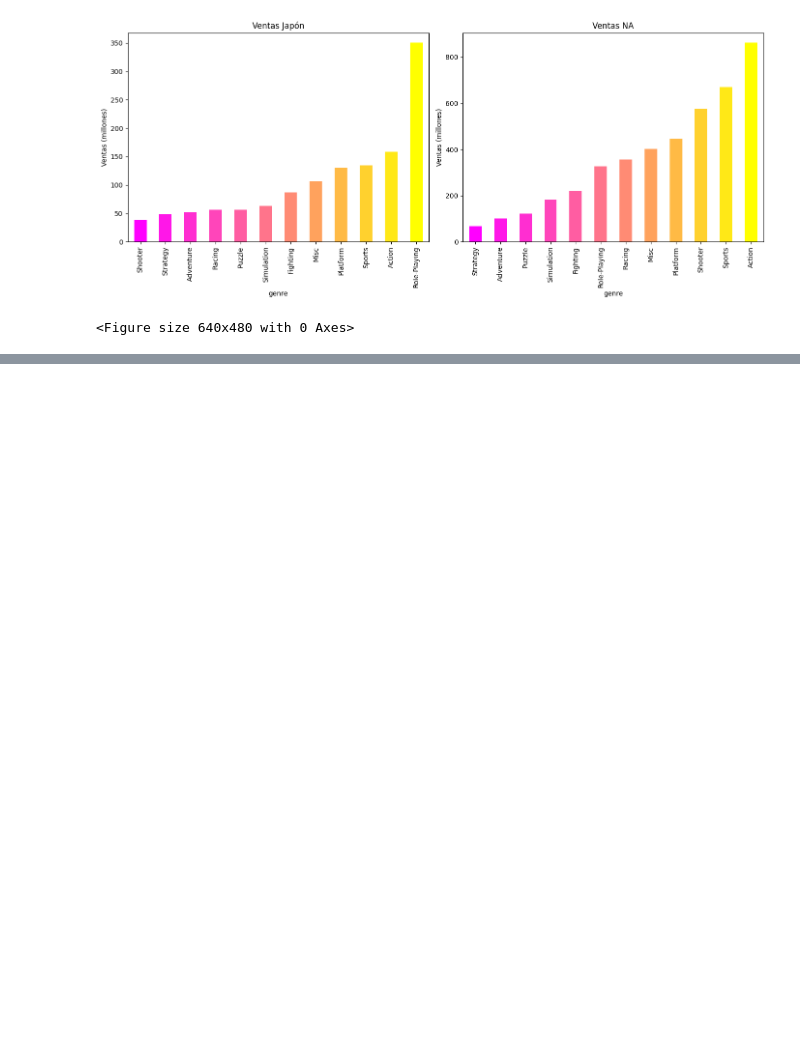
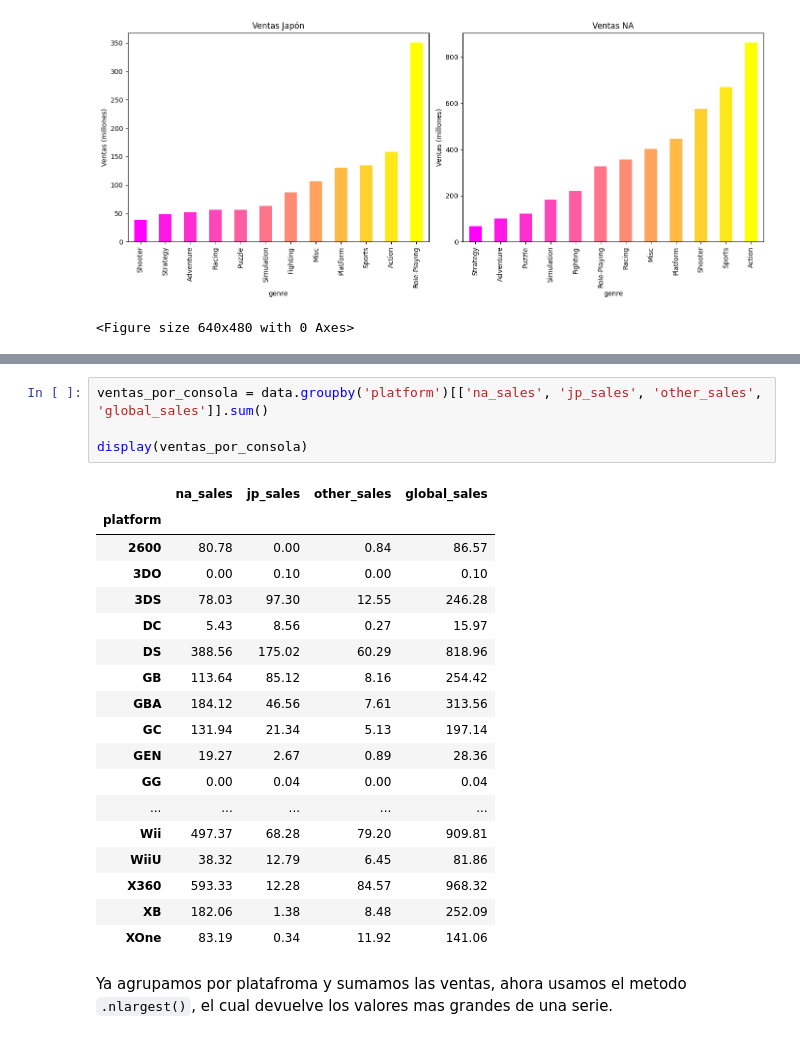
Before and after one commit to sugusConfitados/proyecto_videojuegos, a Jupyter notebook: notebooks/02_regional_analysis.ipynb, the cells around one changed output, grey strips where cells are left out. Drawn from its saved outputs; the diff is of its cells as text; blank space fills up the shorter version.

```diff
--- a/notebooks/02_regional_analysis.ipynb
+++ b/notebooks/02_regional_analysis.ipynb
@@ -187,0 +184,25 @@ plt.show()
+# %%
+ventas_por_consola = data.groupby('platform')[['na_sales', 'jp_sales', 'other_sales', 'global_sales']].sum()
+
+display(ventas_por_consola)
+# %% [output]
+|  | na_sales | jp_sales | other_sales | global_sales |
+| platform |  |  |  |  |
+| 2600 | 80.78 | 0.00 | 0.84 | 86.57 |
+| 3DO | 0.00 | 0.10 | 0.00 | 0.10 |
+| 3DS | 78.03 | 97.30 | 12.55 | 246.28 |
+| DC | 5.43 | 8.56 | 0.27 | 15.97 |
+| DS | 388.56 | 175.02 | 60.29 | 818.96 |
+| GB | 113.64 | 85.12 | 8.16 | 254.42 |
+| GBA | 184.12 | 46.56 | 7.61 | 313.56 |
+| GC | 131.94 | 21.34 | 5.13 | 197.14 |
+| GEN | 19.27 | 2.67 | 0.89 | 28.36 |
+| GG | 0.00 | 0.04 | 0.00 | 0.04 |
+| ... | ... | ... | ... | ... |
+| Wii | 497.37 | 68.28 | 79.20 | 909.81 |
+| WiiU | 38.32 | 12.79 | 6.45 | 81.86 |
+| X360 | 593.33 | 12.28 | 84.57 | 968.32 |
+| XB | 182.06 | 1.38 | 8.48 | 252.09 |
+| XOne | 83.19 | 0.34 | 11.92 | 141.06 |
+# %% [markdown]
+Ya agrupamos por platafroma y sumamos las ventas, ahora usamos el metodo `.nlargest()`, el cual devuelve los valores mas grandes de una serie.
```
Also changed, not shown: parts of 6 cells of this notebook, 1 other file.
